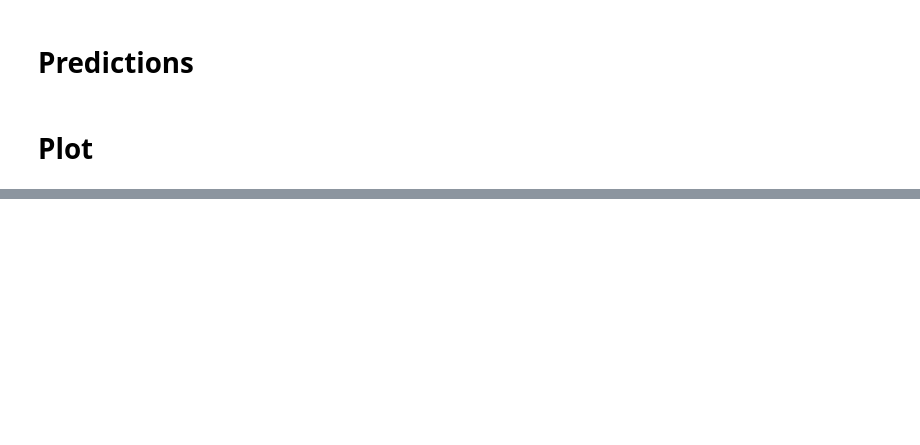
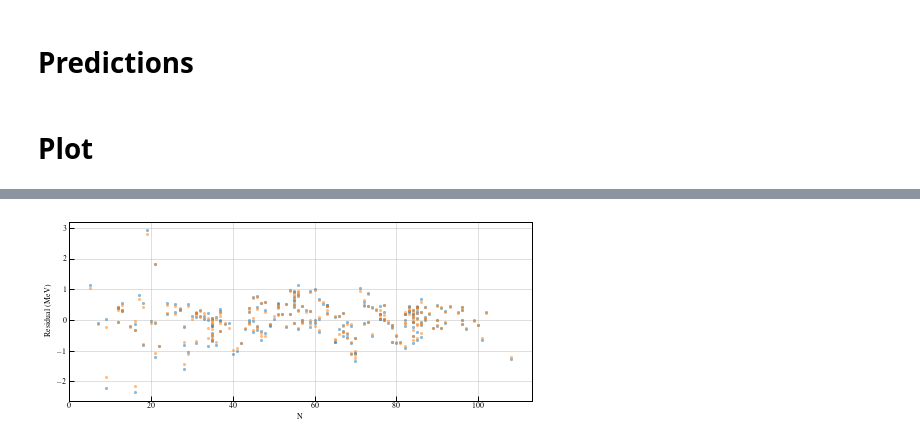
Before and after one commit to mgeshelley/massModelResiduals, a Jupyter notebook: gp_residuals.ipynb, the cells around one changed output, grey strips where cells are left out. Cells and saved outputs as stored; diff of their text form; code cells hidden in the pictures; blank space fills up the shorter version.

```diff
--- a/gp_residuals.ipynb
+++ b/gp_residuals.ipynb
@@ -131,15 +157,17 @@ print(mean.std())
 # %%
 colours = [plt.cm.tab10(i) for i in range(10)]
 
 fig, axs = plt.subplots(1, 1, figsize=(7, 3))
 
 axs.plot(X[:,1], Y,
-         alpha=0.1, color=colours[0], fillstyle='full', ls='none', marker='o', mew=0.1)
+         alpha=0.5, color=colours[0], fillstyle='full', ls='none', marker='o', mew=0.1)
 axs.plot(X[:,1], mean,
-         alpha=0.1, color=colours[1], fillstyle='full', ls='none', marker='o', mew=0.1)
+         alpha=0.5, color=colours[1], fillstyle='full', ls='none', marker='o', mew=0.1)
 
 axs.set_xlabel('N')
 axs.set_ylabel('Residual (MeV)')
 
 fig.tight_layout()
 fig.savefig(name+'_residualsDifference.pdf')
+# %% [output]
+[figure, added]
```
Also changed, not shown: parts of 12 cells of this notebook, 18 other files.
